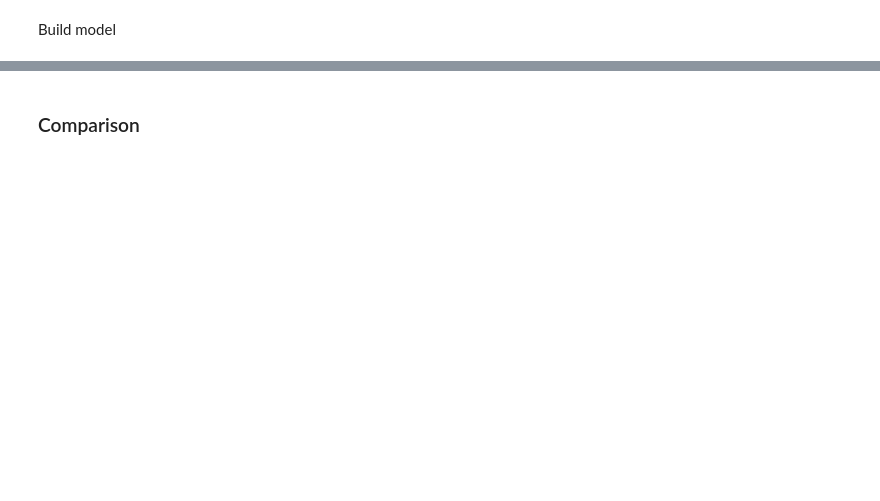
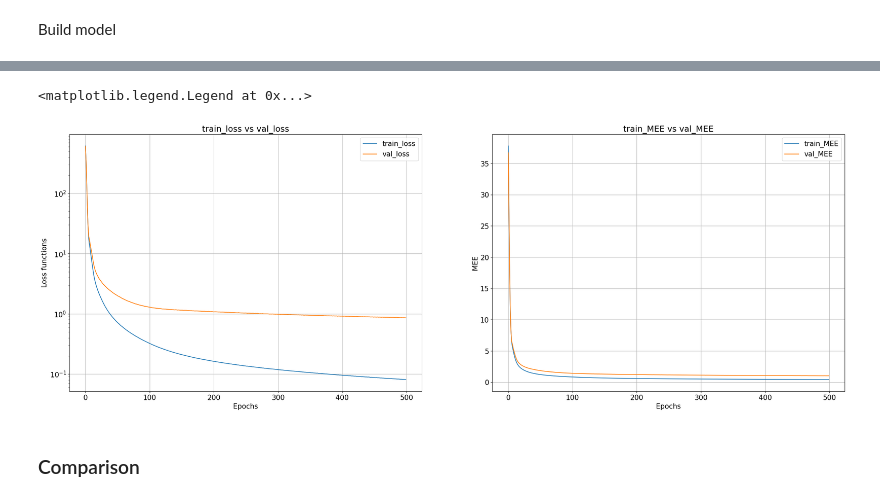
Before and after one commit to gmg00/ML_prj, a Jupyter notebook: notebooks/norm_exploration.ipynb, the cells around one changed output, grey strips where cells are left out. Saved outputs shown, nothing was run; the diff lists cells and outputs as text; code cells hidden in the pictures; blank space fills up the shorter version.

```diff
--- a/notebooks/norm_exploration.ipynb
+++ b/notebooks/norm_exploration.ipynb
@@ -427,0 +282,8 @@ plt.legend(fontsize=15)
+# %%
+np.random.seed(seed)
+history_stand = model.train(X_train_stand, y_train_cup,
+                                    ** params,
+                                    validation_split = 0.2,
+                                    early_stopping=None,
+                                    reduce_eta=None
+                                    )
@@ -428,3 +308,29 @@ plt.legend(fontsize=15)
+# %%
+plt.figure(1,figsize=(30,10))
+plt.subplot(1,2,1)
+plt.plot(history_stand['train_loss'],label='train_loss')
+plt.plot(history_stand['val_loss'], label='val_loss')
+plt.yscale('log')
+plt.xlabel('Epochs', size=15)
+plt.ylabel('Loss functions', size=15)
+plt.title('train_loss vs val_loss', size=18)
+plt.xticks(size=15)
+plt.yticks(size=15)
+plt.grid()
+plt.legend(fontsize=15)
+plt.subplot(1,2,2)
+plt.plot(history_stand['train_MEE'],label='train_MEE')
+plt.plot(history_stand['val_MEE'], label='val_MEE')
+plt.xlabel('Epochs', size=15)
+plt.ylabel('MEE', size=15)
+plt.title('train_MEE vs val_MEE', size=18)
+plt.xticks(size=15)
+plt.yticks(size=15)
+plt.grid()
+plt.legend(fontsize=15)
+# %% [output]
+<matplotlib.legend.Legend at 0x...>
+[figure, added]
 # %% [markdown]
 ### Comparison
 # %%
```
Also changed, not shown: parts of 40 cells of this notebook, 2 other files.
